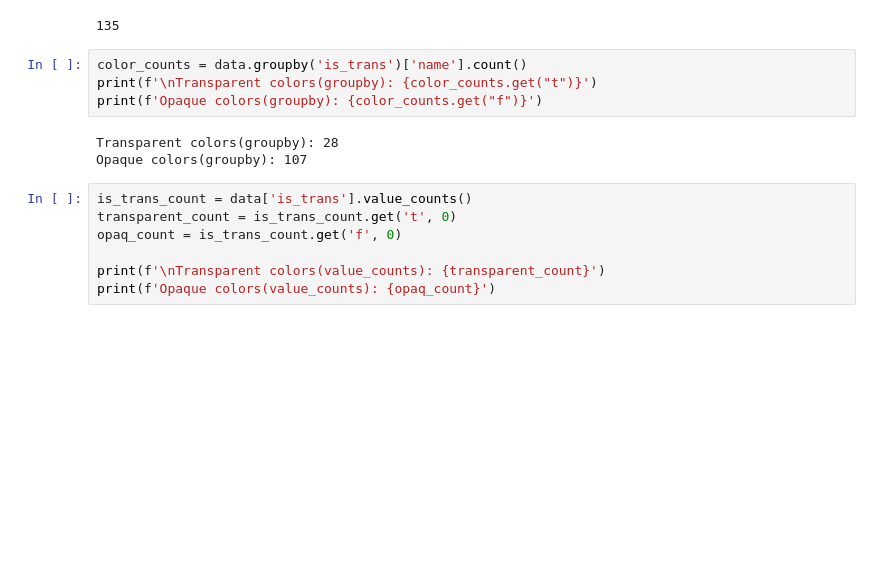
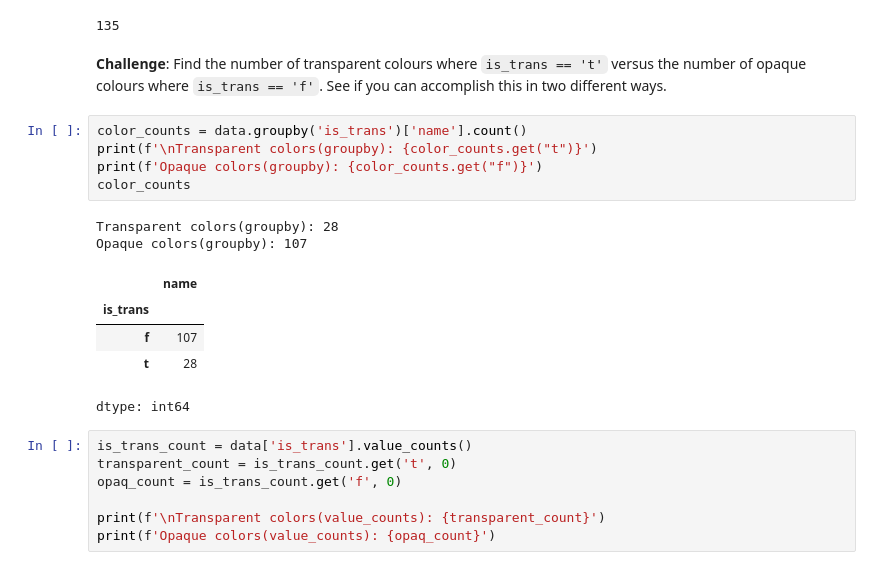
Before and after one commit to SiracencoSerghei/Bootcamp_Python, a Jupyter notebook: day_74/Lego_Analysis_for_Course.ipynb, the cells around one changed output. Cells and saved outputs as stored; diff of their text form; blank space fills up the shorter version.

```diff
--- a/day_74/Lego_Analysis_for_Course.ipynb
+++ b/day_74/Lego_Analysis_for_Course.ipynb
@@ -64,13 +64,21 @@ total_unique_colors = data['name'].nunique()
 total_unique_colors
 # %% [output]
 135
+# %% [markdown]
+**Challenge**: Find the number of transparent colours where <code>is_trans == 't'</code> versus the number of opaque colours where <code>is_trans == 'f'</code>. See if you can accomplish this in two different ways.
 # %%
 color_counts = data.groupby('is_trans')['name'].count()
 print(f'\nTransparent colors(groupby): {color_counts.get("t")}')
 print(f'Opaque colors(groupby): {color_counts.get("f")}')
+color_counts
 # %% [output]
 Transparent colors(groupby): 28
 Opaque colors(groupby): 107
+|  | name |
+| is_trans |  |
+| f | 107 |
+| t | 28 |
+dtype: int64
 # %%
 is_trans_count = data['is_trans'].value_counts()
 transparent_count = is_trans_count.get('t', 0)
```
Also changed, not shown: parts of 10 cells of this notebook.
